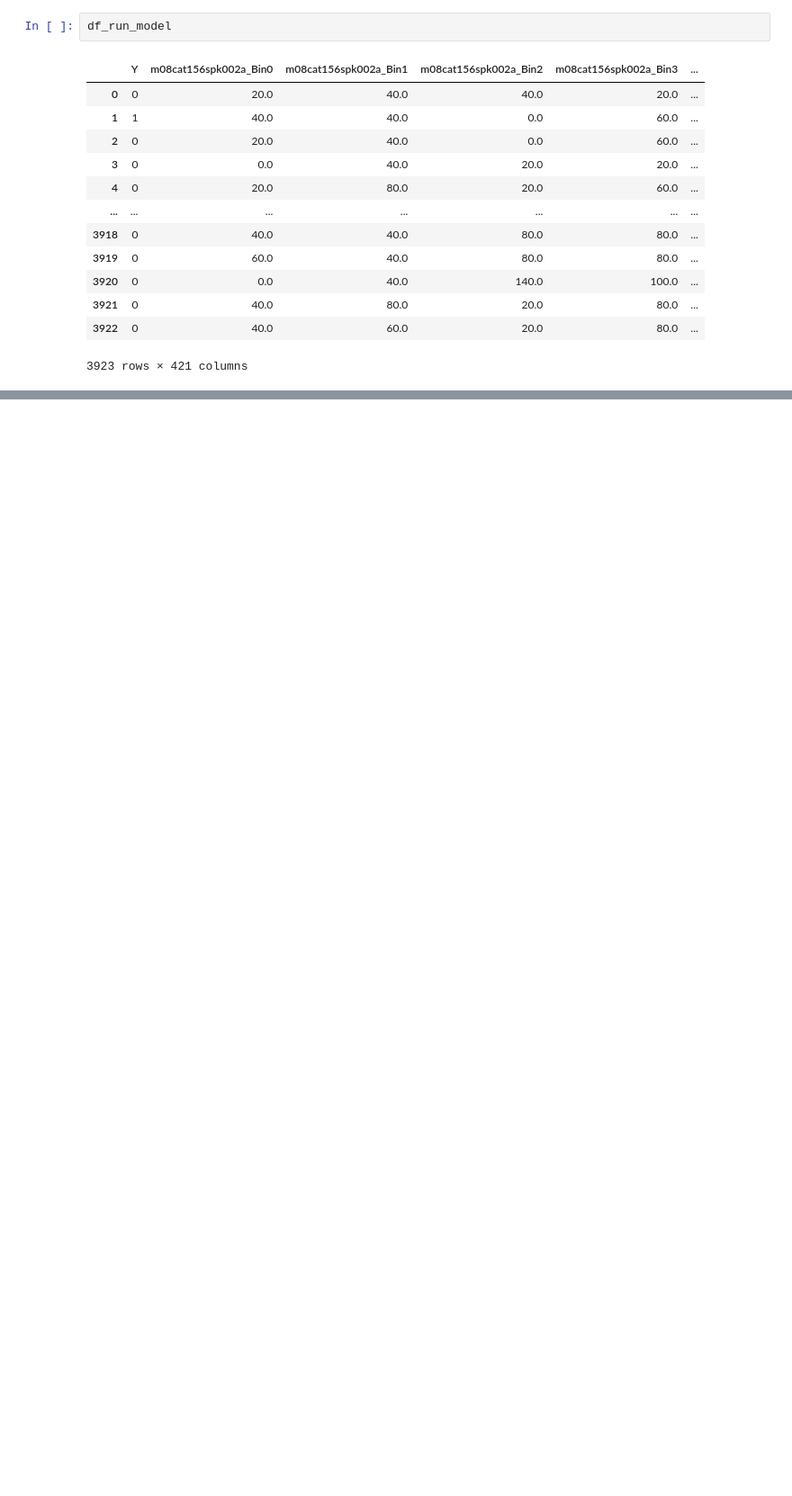
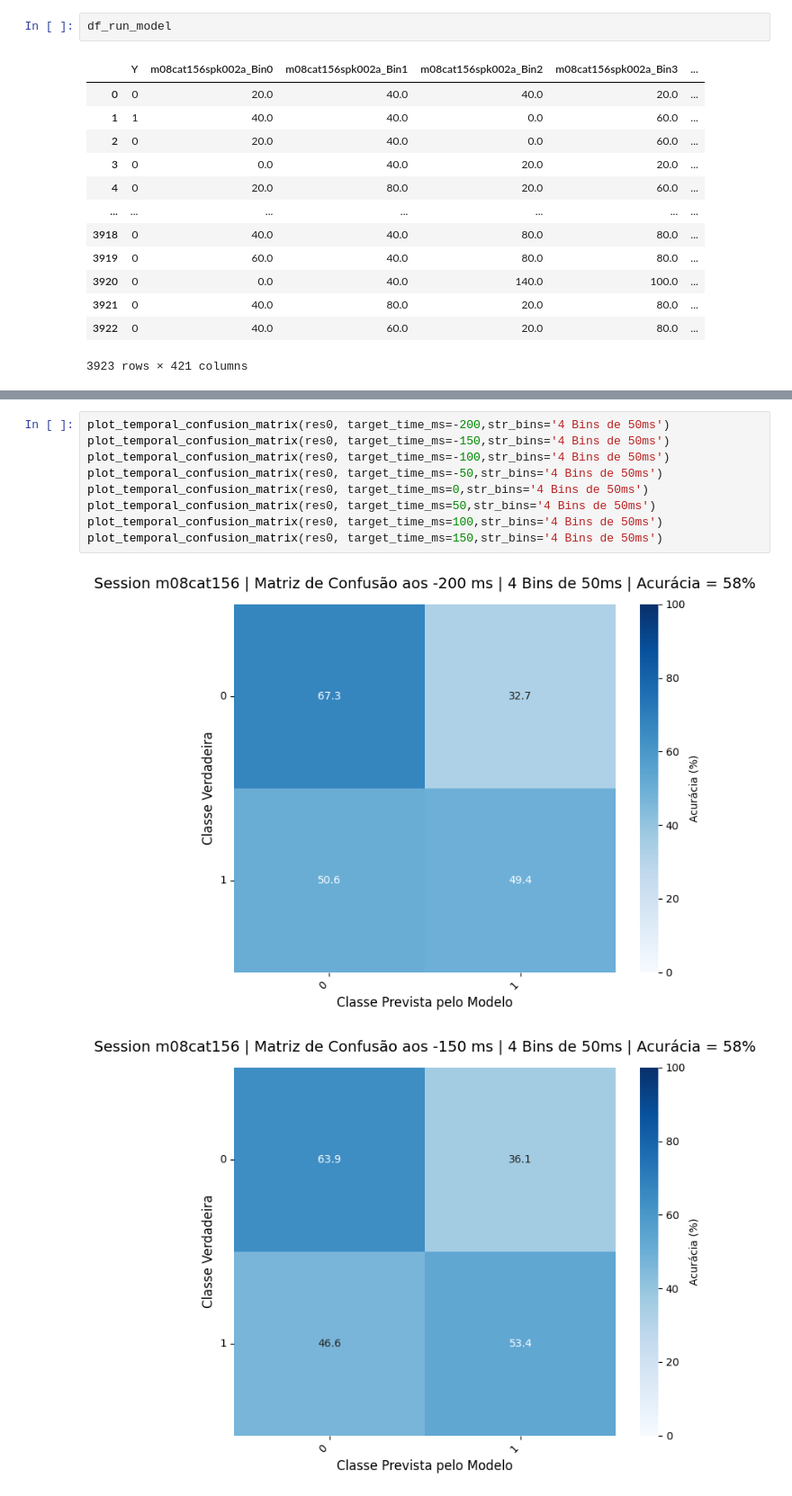
Before and after one commit to lucasdonaire/active-vision, a Jupyter notebook: organize_perif.ipynb, the cells around one changed output, grey strips where cells are left out. Shown at 90% size. Drawn from its saved outputs; the diff is of its cells as text; blank space fills up the shorter version.

```diff
--- a/organize_perif.ipynb
+++ b/organize_perif.ipynb
@@ -863,0 +1114,12 @@ High-Res Pipeline: 9 janelas de 200ms (Passo de 50ms).
+# %%
+plot_temporal_confusion_matrix(res0, target_time_ms=-200,str_bins='4 Bins de 50ms')
+plot_temporal_confusion_matrix(res0, target_time_ms=-150,str_bins='4 Bins de 50ms')
+plot_temporal_confusion_matrix(res0, target_time_ms=-100,str_bins='4 Bins de 50ms')
+plot_temporal_confusion_matrix(res0, target_time_ms=-50,str_bins='4 Bins de 50ms')
+plot_temporal_confusion_matrix(res0, target_time_ms=0,str_bins='4 Bins de 50ms')
+plot_temporal_confusion_matrix(res0, target_time_ms=50,str_bins='4 Bins de 50ms')
+plot_temporal_confusion_matrix(res0, target_time_ms=100,str_bins='4 Bins de 50ms')
+plot_temporal_confusion_matrix(res0, target_time_ms=150,str_bins='4 Bins de 50ms')
+# %% [output]
+[figure, added]
+[figure, added]
```
Also changed, not shown: parts of 9 cells of this notebook, 1 other file.
